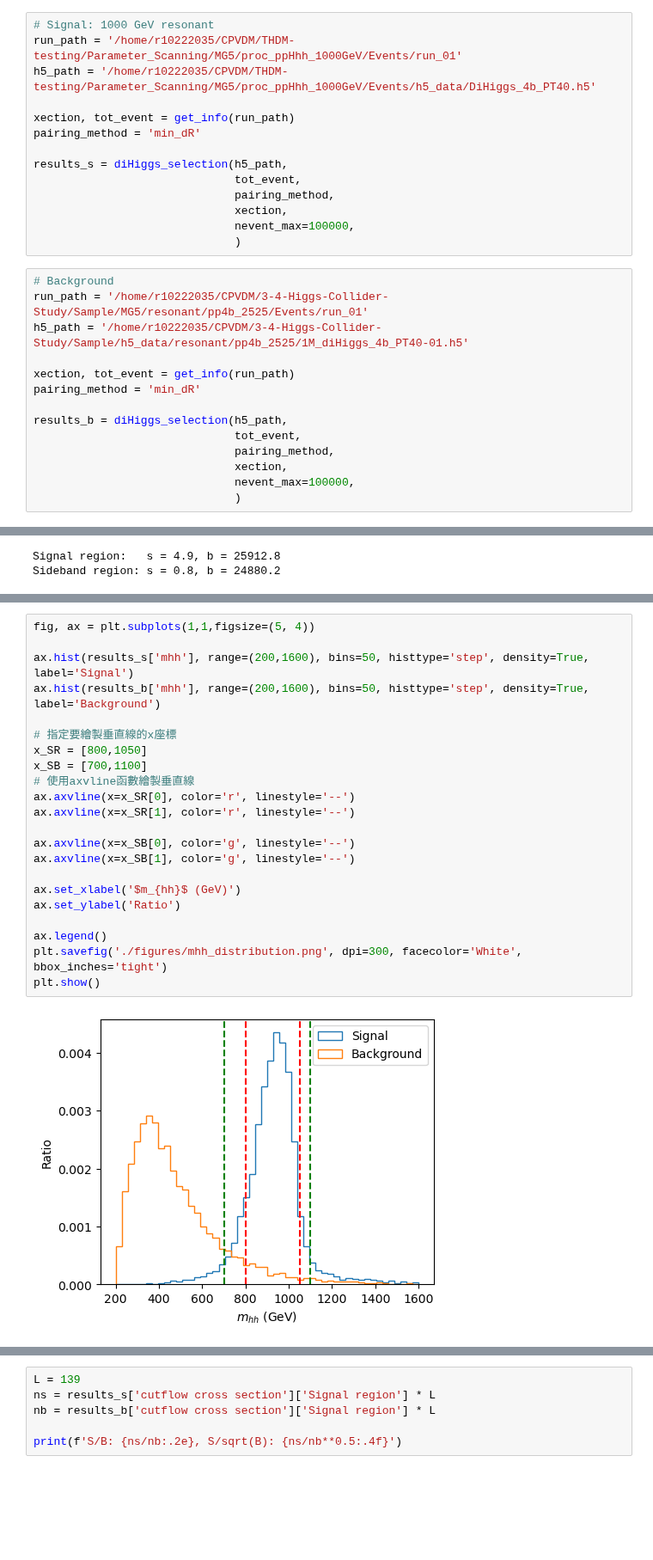
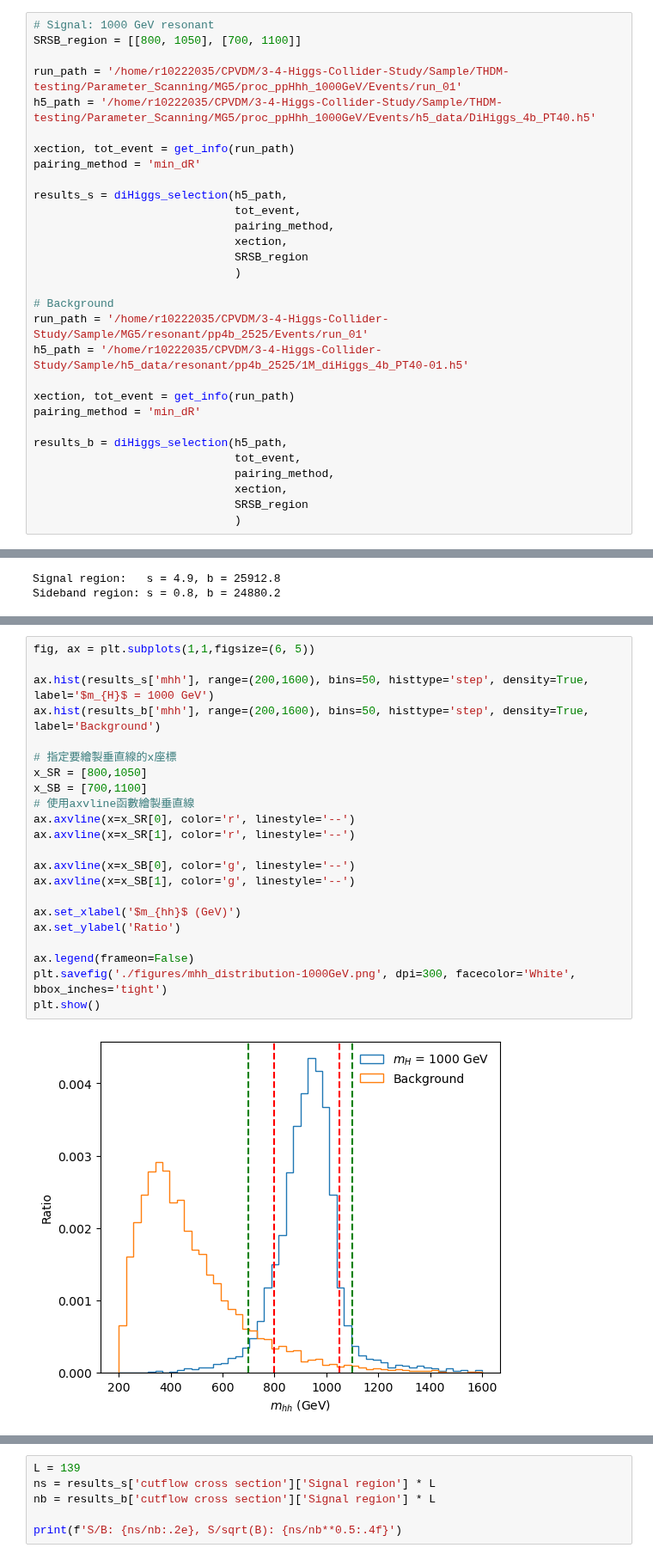
Before and after one commit to r10222035/data_augmentation, a Jupyter notebook: CWoLa_hunting.ipynb, the cells around one changed output, grey strips where cells are left out. Shown at 86% size. Cells and saved outputs as stored; diff of their text form; blank space fills up the shorter version.

```diff
--- a/CWoLa_hunting.ipynb
+++ b/CWoLa_hunting.ipynb
@@ -276,7 +228,9 @@ def diHiggs_selection(file_path, tot_event, pairing_method, xection=None, nevent
 # %%
 # Signal: 1000 GeV resonant
-run_path = '/home/r10222035/CPVDM/THDM-testing/Parameter_Scanning/MG5/proc_ppHhh_1000GeV/Events/run_01'
-h5_path = '/home/r10222035/CPVDM/THDM-testing/Parameter_Scanning/MG5/proc_ppHhh_1000GeV/Events/h5_data/DiHiggs_4b_PT40.h5'
+SRSB_region = [[800, 1050], [700, 1100]]
+
+run_path = '/home/r10222035/CPVDM/3-4-Higgs-Collider-Study/Sample/THDM-testing/Parameter_Scanning/MG5/proc_ppHhh_1000GeV/Events/run_01'
+h5_path = '/home/r10222035/CPVDM/3-4-Higgs-Collider-Study/Sample/THDM-testing/Parameter_Scanning/MG5/proc_ppHhh_1000GeV/Events/h5_data/DiHiggs_4b_PT40.h5'
 
 xection, tot_event = get_info(run_path)
 pairing_method = 'min_dR'
@@ -285,22 +239,22 @@ results_s = diHiggs_selection(h5_path,
                               tot_event,
                               pairing_method,
                               xection,
-                              nevent_max=100000,
+                              SRSB_region
                               )
+
+# Background
+run_path = '/home/r10222035/CPVDM/3-4-Higgs-Collider-Study/Sample/MG5/resonant/pp4b_2525/Events/run_01'
+h5_path = '/home/r10222035/CPVDM/3-4-Higgs-Collider-Study/Sample/h5_data/resonant/pp4b_2525/1M_diHiggs_4b_PT40-01.h5'
+
+xection, tot_event = get_info(run_path)
+pairing_method = 'min_dR'
+
+results_b = diHiggs_selection(h5_path,
+                              tot_event,
+                              pairing_method,
+                              xection,
+                              SRSB_region
+                              )
-# %%
-# Background
-run_path = '/home/r10222035/CPVDM/3-4-Higgs-Collider-Study/Sample/MG5/resonant/pp4b_2525/Events/run_01'
-h5_path = '/home/r10222035/CPVDM/3-4-Higgs-Collider-Study/Sample/h5_data/resonant/pp4b_2525/1M_diHiggs_4b_PT40-01.h5'
-
-xection, tot_event = get_info(run_path)
-pairing_method = 'min_dR'
-
-results_b = diHiggs_selection(h5_path,
-                              tot_event,
-                              pairing_method,
-                              xection,
-                              nevent_max=100000,
-                              )
 # %%
 print(results_s['cutflow cross section'])
 print(results_b['cutflow cross section'])
@@ -325,24 +277,24 @@ Sideband region: s = 0.8, b = 24880.2
 # %%
-fig, ax = plt.subplots(1,1,figsize=(5, 4))
+fig, ax = plt.subplots(1,1,figsize=(6, 5))
 
-ax.hist(results_s['mhh'], range=(200,1600), bins=50, histtype='step', density=True, label='Signal')
+ax.hist(results_s['mhh'], range=(200,1600), bins=50, histtype='step', density=True, label='$m_{H}$ = 1000 GeV')
 ax.hist(results_b['mhh'], range=(200,1600), bins=50, histtype='step', density=True, label='Background')
 
 # 指定要繪製垂直線的x座標
 x_SR = [800,1050]
 x_SB = [700,1100]
 # 使用axvline函數繪製垂直線
 ax.axvline(x=x_SR[0], color='r', linestyle='--')
 ax.axvline(x=x_SR[1], color='r', linestyle='--')
 
 ax.axvline(x=x_SB[0], color='g', linestyle='--')
 ax.axvline(x=x_SB[1], color='g', linestyle='--')
 
 ax.set_xlabel('$m_{hh}$ (GeV)')
 ax.set_ylabel('Ratio')
 
-ax.legend()
-plt.savefig('./figures/mhh_distribution.png', dpi=300, facecolor='White', bbox_inches='tight')
+ax.legend(frameon=False)
+plt.savefig('./figures/mhh_distribution-1000GeV.png', dpi=300, facecolor='White', bbox_inches='tight')
 plt.show()
 # %% [output]
-[figure, old version]
+[figure, new version]
```
Also changed, not shown: parts of 36 cells of this notebook, 9 other files.
